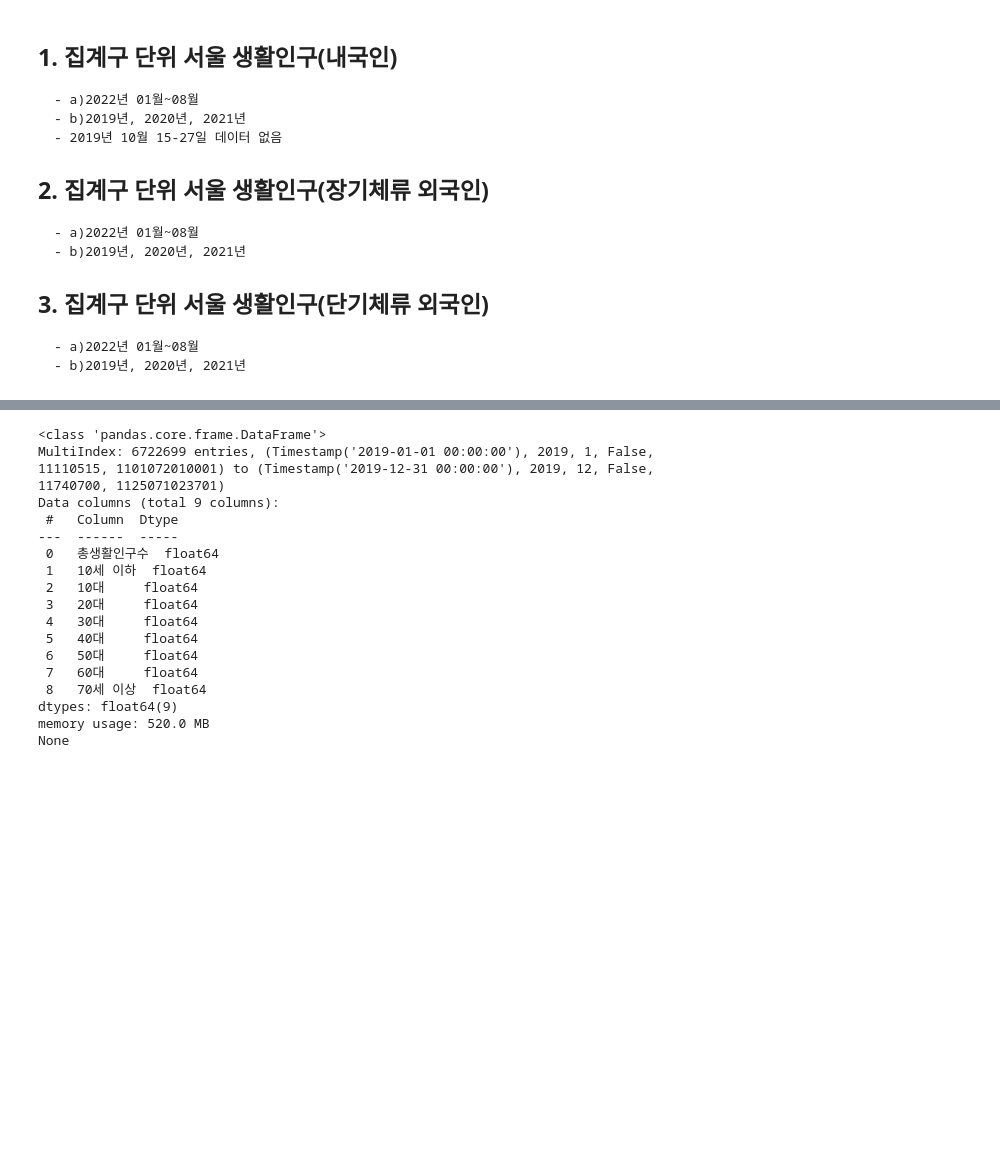
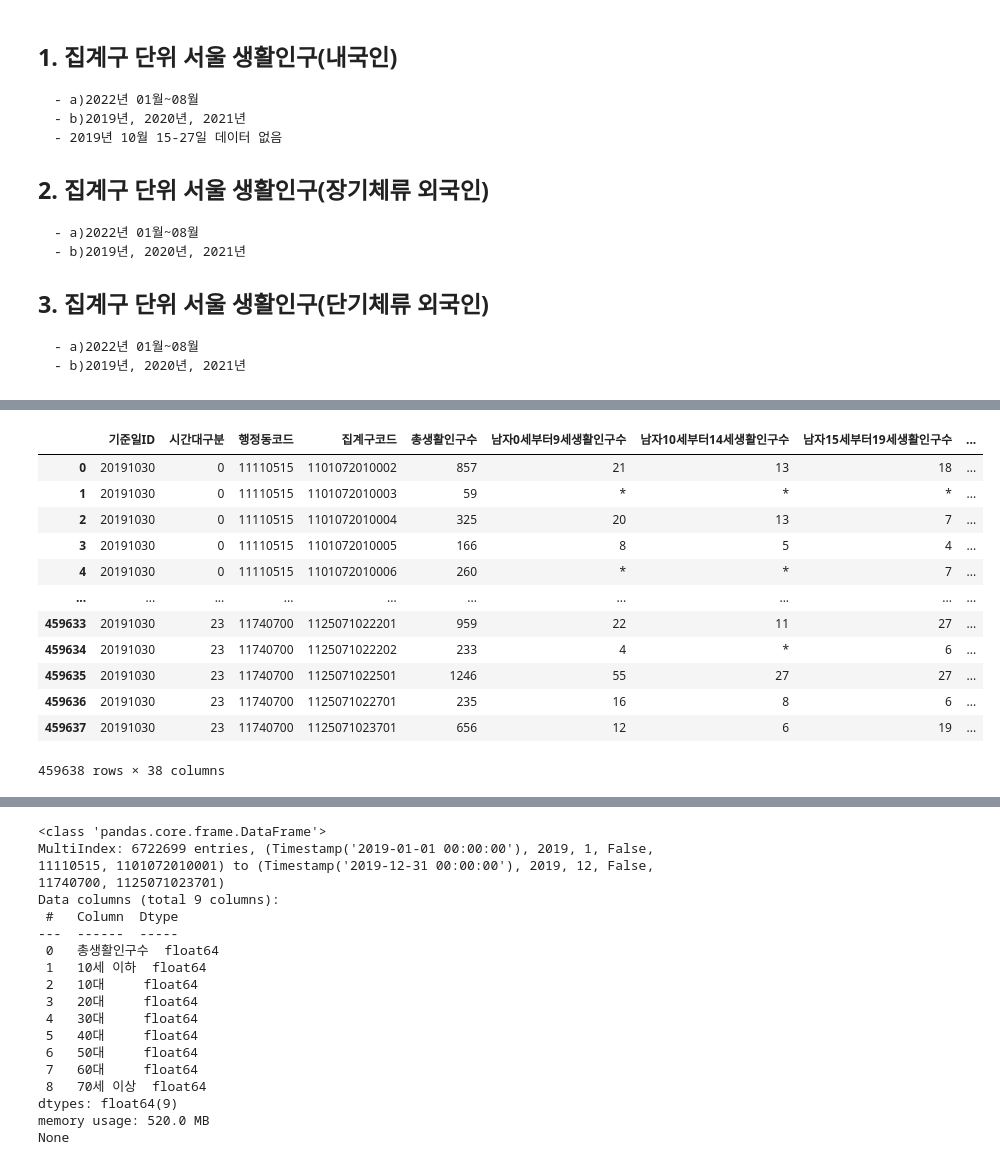
Before and after one commit to syshin0116/Dacon, a Jupyter notebook: code/서울시 집계구단위 생활인구.ipynb, the cells around one changed output, grey strips where cells are left out. Cells and saved outputs as stored; diff of their text form; code cells hidden in the pictures; blank space fills up the shorter version.

```diff
--- a/code/서울시 집계구단위 생활인구.ipynb
+++ b/code/서울시 집계구단위 생활인구.ipynb
@@ -176,0 +208,17 @@ def monthly_average
+# %%
+df = pd.read_csv("./data/집계구 단위 서울 생활인구/local_people/2019/local_people_20191030.csv")
+df
+# %% [output]
+|  | 기준일ID | 시간대구분 | 행정동코드 | 집계구코드 | 총생활인구수 | 남자0세부터9세생활인구수 | 남자10세부터14세생활인구수 | 남자15세부터19세생활인구수 | ... |
+| 0 | 20191030 | 0 | 11110515 | 1101072010002 | 857 | 21 | 13 | 18 | ... |
+| 1 | 20191030 | 0 | 11110515 | 1101072010003 | 59 | * | * | * | ... |
+| 2 | 20191030 | 0 | 11110515 | 1101072010004 | 325 | 20 | 13 | 7 | ... |
+| 3 | 20191030 | 0 | 11110515 | 1101072010005 | 166 | 8 | 5 | 4 | ... |
+| 4 | 20191030 | 0 | 11110515 | 1101072010006 | 260 | * | * | 7 | ... |
+| ... | ... | ... | ... | ... | ... | ... | ... | ... | ... |
+| 459633 | 20191030 | 23 | 11740700 | 1125071022201 | 959 | 22 | 11 | 27 | ... |
+| 459634 | 20191030 | 23 | 11740700 | 1125071022202 | 233 | 4 | * | 6 | ... |
+| 459635 | 20191030 | 23 | 11740700 | 1125071022501 | 1246 | 55 | 27 | 27 | ... |
+| 459636 | 20191030 | 23 | 11740700 | 1125071022701 | 235 | 16 | 8 | 6 | ... |
+| 459637 | 20191030 | 23 | 11740700 | 1125071023701 | 656 | 12 | 6 | 19 | ... |
+459638 rows × 38 columns
```
Also changed, not shown: parts of 24 cells of this notebook, 2 other files.
